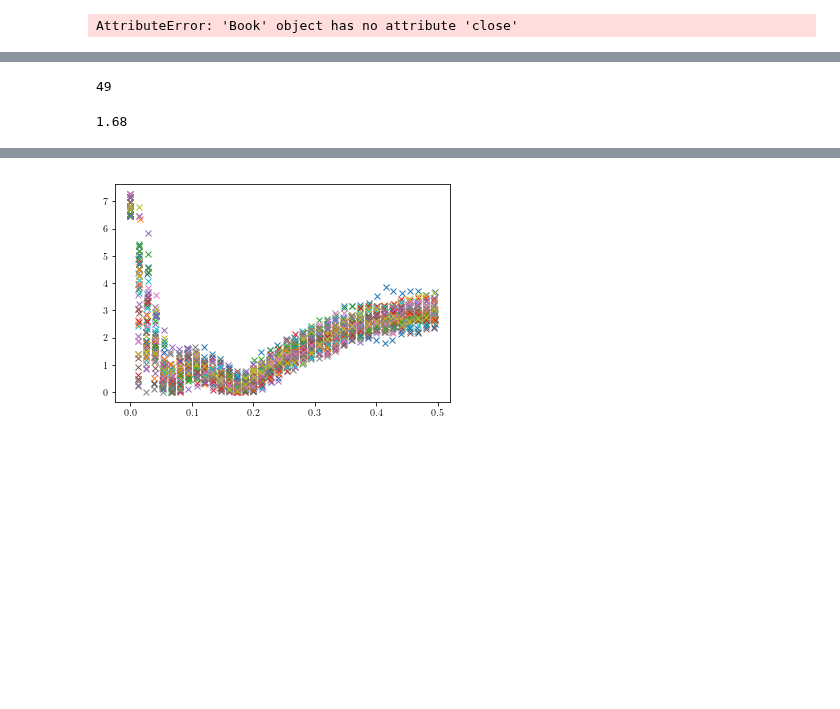
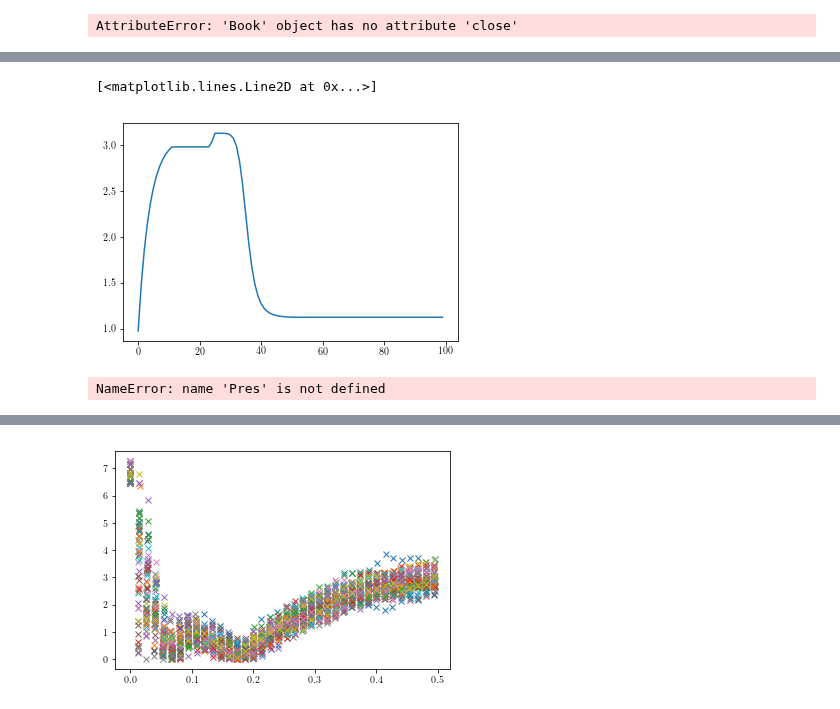
Before and after one commit to gfidelisp/Jupyter, a Jupyter notebook: Codemig/Hydraulics/Hydraulics.ipynb, the cells around one changed output, grey strips where cells are left out. Cells and saved outputs as stored; diff of their text form; code cells hidden in the pictures; blank space fills up the shorter version.

```diff
--- a/Codemig/Hydraulics/Hydraulics.ipynb
+++ b/Codemig/Hydraulics/Hydraulics.ipynb
@@ -190,30 +215,32 @@ def Perfil(f_v,DC):
 
     for i in range(0,len(t_off)):
         if t_off[i] < 0.56:
-            Pres[i+A] = Close((t_off[i]),CM[0][0],CM[0][1],CM[0][2],CM[0][3],CM[0][4],CM[0][5],CM[0][6])
+            Pres[i+A] = (Pres[A]-Pres[0])*Close((t_off[i]),CM[0][0],CM[0][1],CM[0][2],CM[0][3],CM[0][4],CM[0][5],CM[0][6])
         else:
             Pres[i+A] = Pres[i+A-1]
     Pres[len(Pres)-1] = Pres[len(Pres)-2]
 
-    j = 1
-
-    while Pres[j+1]<Pres[j] or Pres[j]>1.1:
-        j=j+1
+    j = 0
+    #while Pres[j+1]-Pres[j]>0.1 or Pres[j]>1.1:
+        #j=j+1
         #print(j)
 
-    t_f = t_off[i]
-    print(i)
+    t_f = t_off[j]
+    #print(i)
 
 
     return (Pres,t_f)
 # %%
-Pres = Perfil(0.5,0.5)
+Pres = Perfil(0.5,0.25)
-# %% [output]
-49
+# %%
+plt.plot(Pres[0])
+# %% [output]
+[<matplotlib.lines.Line2D at 0x...>]
+[figure, added]
 # %%
-Pres[1]
+Pres
 # %% [output]
-1.68
+NameError: name 'Pres' is not defined
 # %%
 Pres[i+1]<Pres[i],Pres[i] > 1.05
 # %% [output]
```
Also changed, not shown: parts of 16 cells of this notebook, 4 other files.
